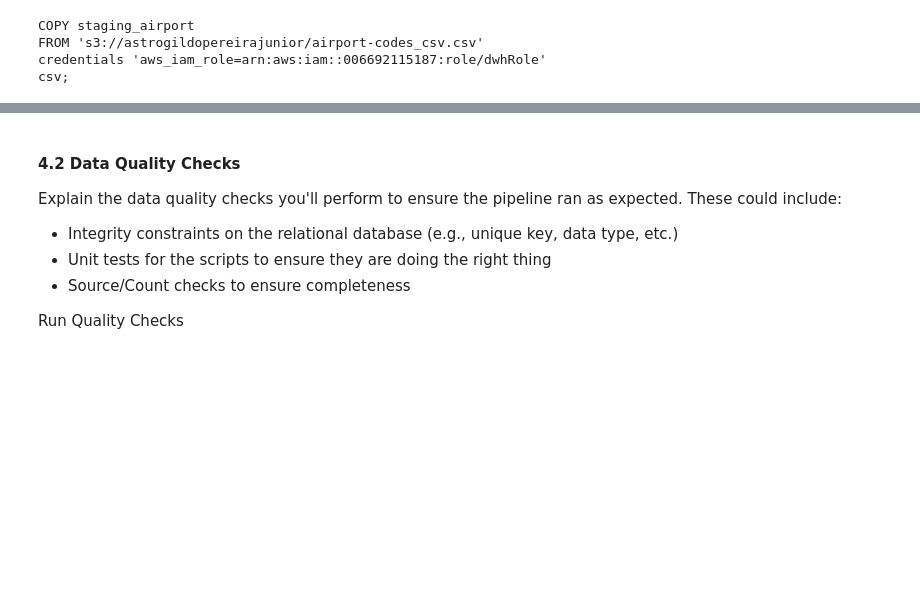
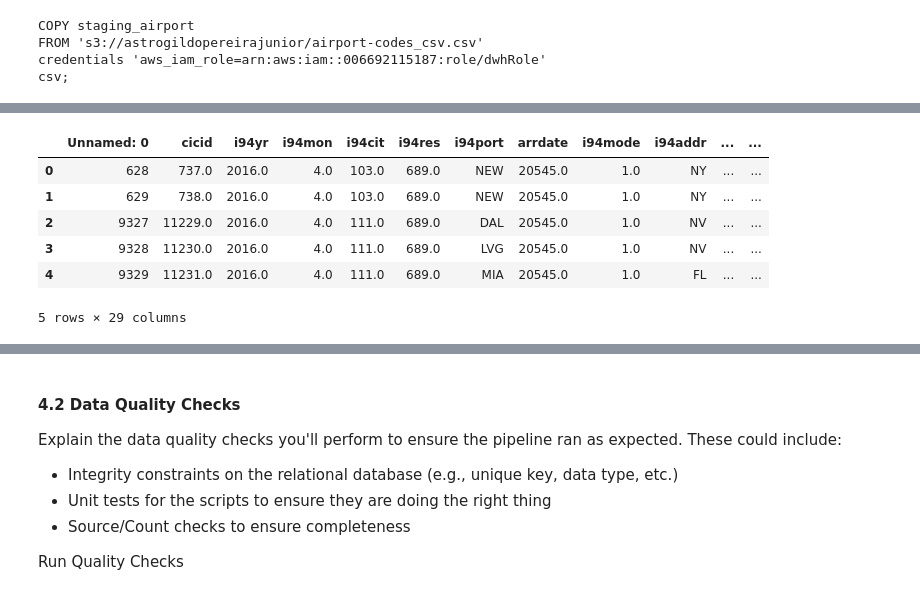
Before and after one commit to dezugin/comeToBraziw_udacityCapstoneProject, a Jupyter notebook: Capstone Project.ipynb, the cells around one changed output, grey strips where cells are left out. Drawn from its saved outputs; the diff is of its cells as text; code cells hidden in the pictures; blank space fills up the shorter version.

```diff
--- a/Capstone Project.ipynb
+++ b/Capstone Project.ipynb
@@ -750,0 +1050,12 @@ InternalError: Cannot COPY into nonexistent table staging_i94_2
+# %%
+dfbrazil = pd.read_csv('brazil.csv')
+# %%
+dfbrazil.head()
+# %% [output]
+|  | Unnamed: 0 | cicid | i94yr | i94mon | i94cit | i94res | i94port | arrdate | i94mode | i94addr | ... | ... |
+| 0 | 628 | 737.0 | 2016.0 | 4.0 | 103.0 | 689.0 | NEW | 20545.0 | 1.0 | NY | ... | ... |
+| 1 | 629 | 738.0 | 2016.0 | 4.0 | 103.0 | 689.0 | NEW | 20545.0 | 1.0 | NY | ... | ... |
+| 2 | 9327 | 11229.0 | 2016.0 | 4.0 | 111.0 | 689.0 | DAL | 20545.0 | 1.0 | NV | ... | ... |
+| 3 | 9328 | 11230.0 | 2016.0 | 4.0 | 111.0 | 689.0 | LVG | 20545.0 | 1.0 | NV | ... | ... |
+| 4 | 9329 | 11231.0 | 2016.0 | 4.0 | 111.0 | 689.0 | MIA | 20545.0 | 1.0 | FL | ... | ... |
+5 rows × 29 columns
```
Also changed, not shown: parts of 38 cells of this notebook, 35 other files.
